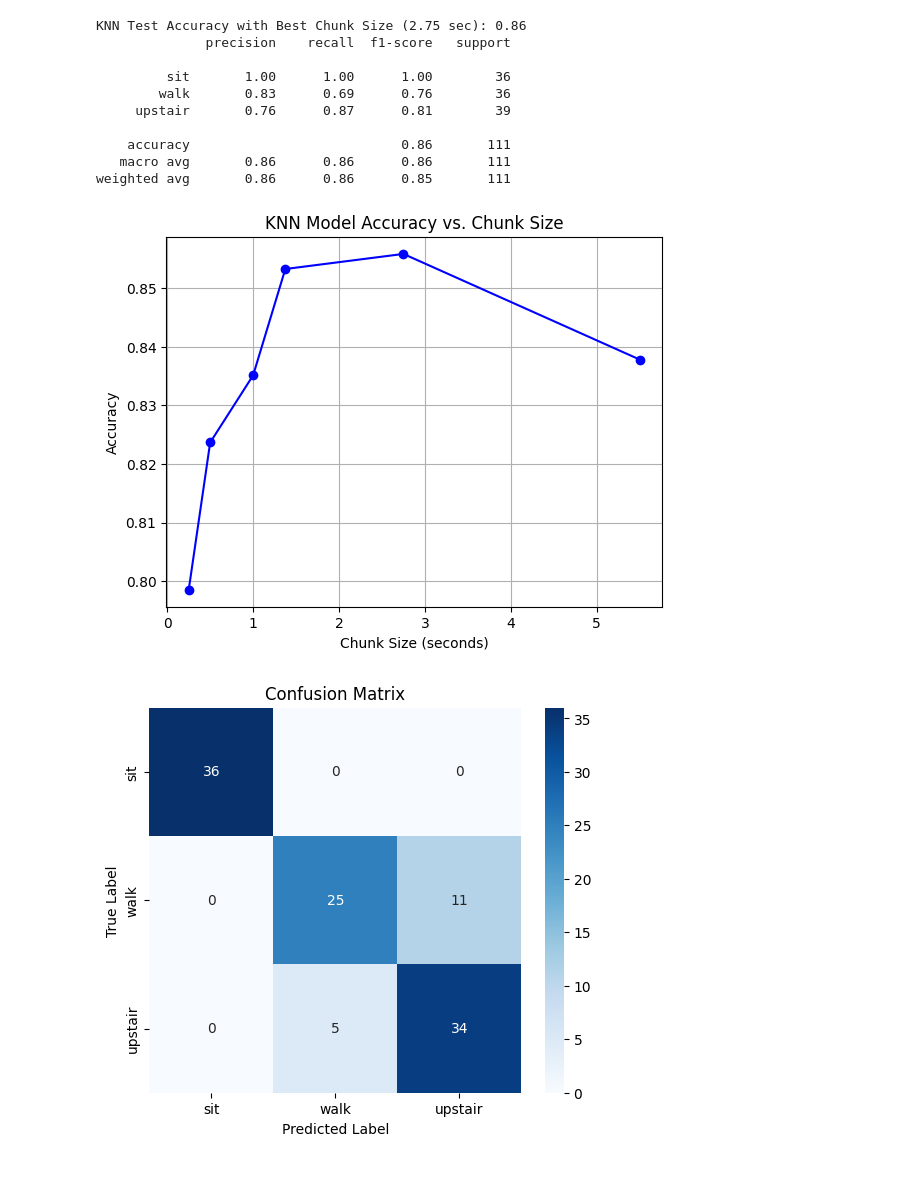
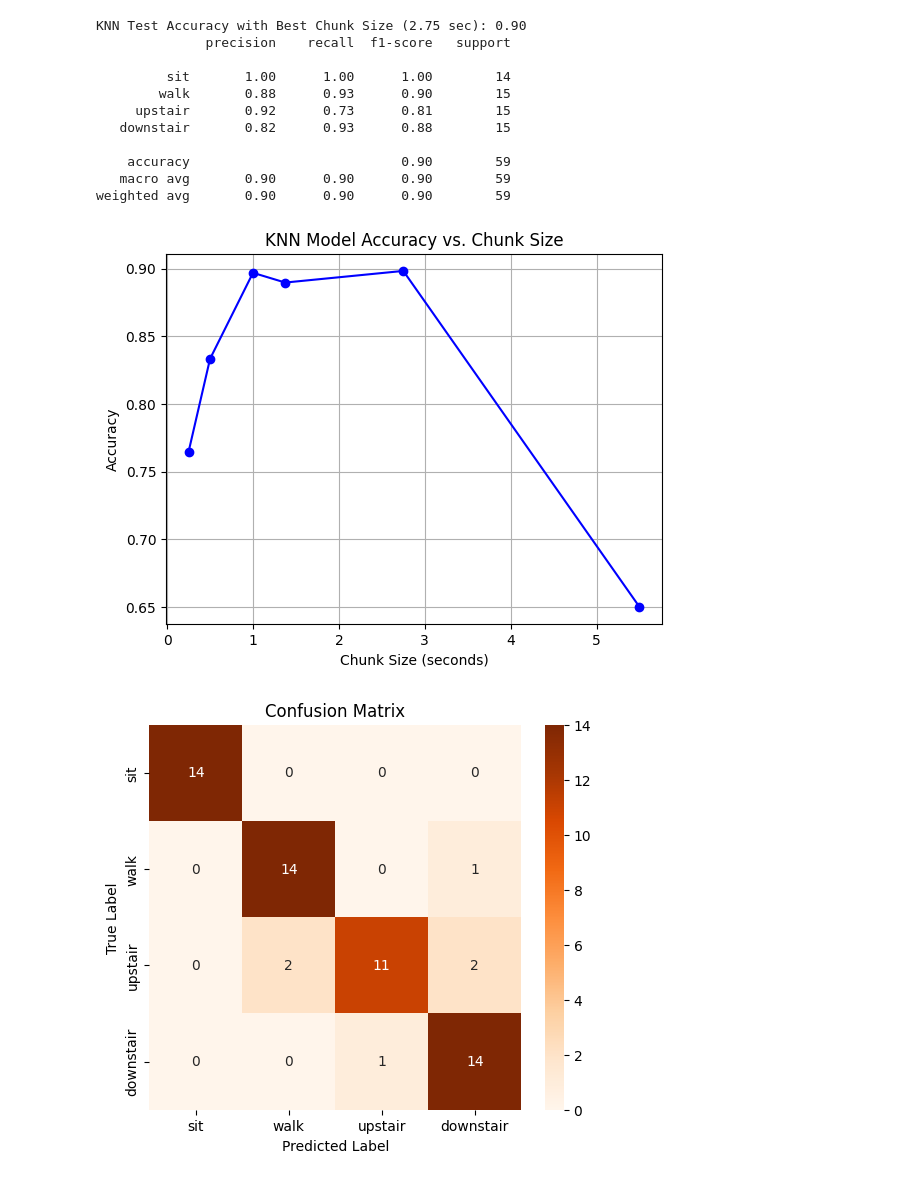
Before and after one commit to yuanhengm17/mgh-research-classification, a Jupyter notebook: KNN.ipynb, the cells around one changed output. Saved outputs shown, nothing was run; the diff lists cells and outputs as text; code cells hidden in the pictures.

```diff
--- a/KNN.ipynb
+++ b/KNN.ipynb
@@ -83,13 +81,11 @@ def chunk_data_with_overlap(data_raw, docs, chunk_size, activities, sampling_rat
             data.append(extract_features(chunk))
             labels.append(label)
     return np.array(data), np.array(labels)
-
-# Use overlapping window chunking
-X_train, y_train = chunk_data_with_overlap(training_data_raw, training_docs, CHUNK_SIZE, ACTIVITIES, SAMPLING_RATE, OVERLAP)
-X_test, y_test = chunk_data_with_overlap(testing_data_raw, testing_docs, CHUNK_SIZE, ACTIVITIES, SAMPLING_RATE, OVERLAP)
+# %%
+# Combine both training and testing data
+all_data_raw = training_data_raw + testing_data_raw
+all_docs = training_docs + testing_docs
 # %%
-import matplotlib.pyplot as plt
-
 # List of chunk sizes to experiment with (in seconds)
 chunk_sizes = [0.25,0.5,1,1.375,2.75,5.5]
 
@@ -99,8 +95,10 @@ best_chunk_size = None
 # Loop through the chunk sizes to find the best one
 for chunk_size in chunk_sizes:
     # Use overlapping window chunking
-    X_train, y_train = chunk_data_with_overlap(training_data_raw, training_docs, chunk_size, ACTIVITIES, SAMPLING_RATE, OVERLAP)
-    X_test, y_test = chunk_data_with_overlap(testing_data_raw, testing_docs, chunk_size, ACTIVITIES, SAMPLING_RATE, OVERLAP)
+    X_all, y_all = chunk_data_with_overlap(all_data_raw, all_docs, chunk_size, ACTIVITIES, SAMPLING_RATE, OVERLAP)
+
+    # Split into 80% training, 20% testing
+    X_train, X_test, y_train, y_test = train_test_split(X_all, y_all, test_size=0.2, random_state=42, stratify=y_all)
 
     # Build a pipeline to scale data and train KNN
     pipeline = Pipeline([
@@ -128,6 +126,7 @@ for chunk_size in chunk_sizes:
     accuracies.append(accuracy)
 
     print(f"KNN Test Accuracy for chunk size {chunk_size}: {accuracy:.2f}")
+
 # Identify the best chunk size based on accuracy
 best_chunk_size = chunk_sizes[np.argmax(accuracies)]
 print(f"Best Chunk Size: {best_chunk_size} seconds")
@@ -147,9 +146,8 @@ KNN Test Accuracy for chunk size 5.5: 0.84
 Best Chunk Size: 2.75 seconds
 # %%
-X_train, y_train = chunk_data_with_overlap(training_data_raw, training_docs, best_chunk_size, ACTIVITIES, SAMPLING_RATE, OVERLAP)
-X_test, y_test = chunk_data_with_overlap(testing_data_raw, testing_docs, best_chunk_size, ACTIVITIES, SAMPLING_RATE, OVERLAP)
+X_all, y_all = chunk_data_with_overlap(all_data_raw, all_docs, best_chunk_size, ACTIVITIES, SAMPLING_RATE, OVERLAP)
+X_train, X_test, y_train, y_test = train_test_split(X_all, y_all, test_size=0.2, random_state=42, stratify=y_all)
 
-# Build and train the final model with the best chunk size
 pipeline = Pipeline([
     ('scaler', StandardScaler()),
     ('knn', KNeighborsClassifier())
@@ -162,16 +160,13 @@ param_grid = {
     'knn__weights': ['uniform', 'distance']
 }
 
-# Perform GridSearchCV on the full training data with the best chunk size
 grid_search = GridSearchCV(pipeline, param_grid, cv=5, scoring='accuracy')
 grid_search.fit(X_train, y_train)
 
-# Evaluate the best model on the test set
 best_model = grid_search.best_estimator_
 y_pred = best_model.predict(X_test)
 accuracy = accuracy_score(y_test, y_pred)
 
-# Print the final evaluation results
 print(f"KNN Test Accuracy with Best Chunk Size ({best_chunk_size} sec): {accuracy:.2f}")
 print(classification_report(y_test, y_pred, target_names=ACTIVITIES))
 
@@ -183,35 +178,36 @@ plt.ylabel('Accuracy')
 plt.grid(True)
 plt.show()
 # %% [output]
-KNN Test Accuracy with Best Chunk Size (2.75 sec): 0.86
+KNN Test Accuracy with Best Chunk Size (2.75 sec): 0.90
               precision    recall  f1-score   support
 
-         sit       1.00      1.00      1.00        36
-        walk       0.83      0.69      0.76        36
-     upstair       0.76      0.87      0.81        39
+         sit       1.00      1.00      1.00        14
+        walk       0.88      0.93      0.90        15
+     upstair       0.92      0.73      0.81        15
+   downstair       0.82      0.93      0.88        15
 
-    accuracy                           0.86       111
-   macro avg       0.86      0.86      0.86       111
-weighted avg       0.86      0.86      0.85       111
+    accuracy                           0.90        59
+   macro avg       0.90      0.90      0.90        59
+weighted avg       0.90      0.90      0.90        59
-[figure, old version]
+[figure, new version]
 # %%
 import seaborn as sns
 import matplotlib.pyplot as plt
 from sklearn.metrics import confusion_matrix
 
 # Get actual labels present in y_test
 unique_labels = np.unique(y_test)
 filtered_activities = [ACTIVITIES[i] for i in unique_labels]
 
 # Create confusion matrix with filtered labels
 cm = confusion_matrix(y_test, y_pred, labels=unique_labels)
 
 # Plot the confusion matrix
 plt.figure(figsize=(6,5))
-sns.heatmap(cm, annot=True, fmt="d", cmap="Blues", xticklabels=filtered_activities, yticklabels=filtered_activities)
+sns.heatmap(cm, annot=True, fmt="d", cmap="Oranges", xticklabels=filtered_activities, yticklabels=filtered_activities)
 plt.xlabel("Predicted Label")
 plt.ylabel("True Label")
 plt.title("Confusion Matrix")
 plt.show()
 # %% [output]
-[figure, old version]
+[figure, new version]
```
Also changed, not shown: parts of 3 cells of this notebook.
